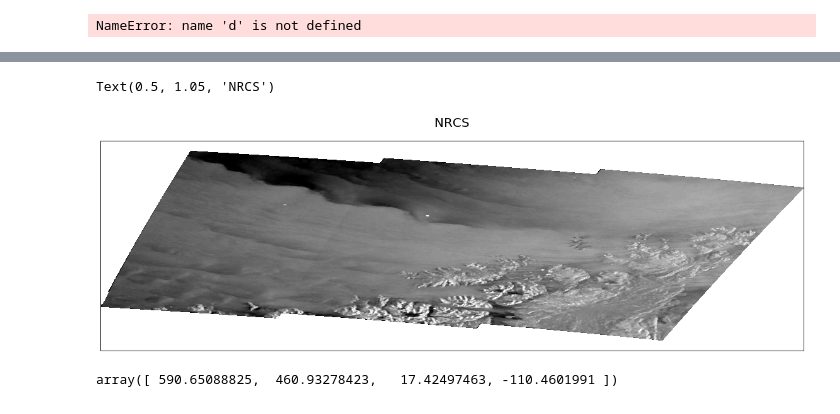
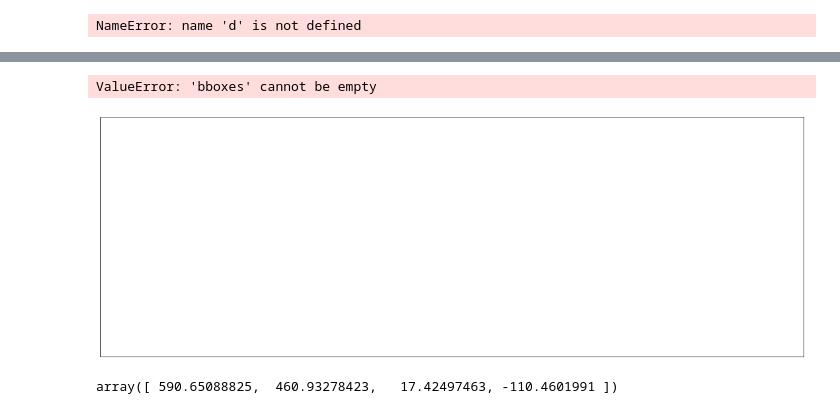
Before and after one commit to nansencenter/openwind, a Jupyter notebook: notebooks/Sentinel-1 wind.ipynb, the cells around one changed output, grey strips where cells are left out. Drawn from its saved outputs; the diff is of its cells as text; code cells hidden in the pictures.

```diff
--- a/notebooks/Sentinel-1 wind.ipynb
+++ b/notebooks/Sentinel-1 wind.ipynb
@@ -40,6 +19,8 @@ environ{'XDG_SESSION_ID': '27',
 #fn = '/home/vagrant/project/S1A_EW_GRDM_1SDH_20190704T070553_20190704T070654_027964_032853_C95D.nc'
 #fn = '/vagrant/lib/project/products/WIND_WIND_UNPROJECTED_S1A_IW_GRDM_1SDV_20190704T052723_20190704T052755_027963_03284A_AF7D.nc'
 fn = '/home/vagrant/project/products/WIND_S1A_IW_GRDM_1SDV_20190709T165618_20190709T165650_028043_032AC4_6010.nc'
+fn = '/home/vagrant/project/products/
+fn = '/home/vagrant/project/products/
 # %%
 n = Nansat(fn)
 # %% [output]
@@ -89,36 +79,36 @@ from cartopy.feature import ShapelyFeature
 
 from matplotlib.colors import LinearSegmentedColormap
 import matplotlib.pyplot as plt
 
 globe = ccrs.Globe(ellipse='WGS84', semimajor_axis=6378137, flattening=1/298.2572235604902)
 proj = ccrs.Stereographic(central_longitude=np.mean(lon), central_latitude=np.mean(lat), globe=globe)
 
 fig, axs = plt.subplots(1, 1, subplot_kw={'projection': proj}, figsize=(20, 14))
 cm = LinearSegmentedColormap.from_list('windspeed', ['#007af6', 'w', '#f04100' ], N=40)
 #extent = [xmin, xmax, ymin, ymax]
 extent = [np.min(lon), np.max(lon), np.min(lat), np.max(lat)]
 speed_lim = [-20, 0]
 land_f = cfeature.NaturalEarthFeature('physical', 'land', '10m', edgecolor='face', facecolor='lightgray')
 
 axs.set_extent(extent, crs=proj)
 #im = axs.imshow(10.*np.log10(s0[::-1,::-1]), extent=extent, transform=proj, cmap='gray', clim=speed_lim, interpolation=None)
 #im = axs.imshow(amp[::-1,::-1], extent=extent, transform=PlateCarree(), clim=[0,300],cmap='gray', interpolation=None)
-axs.contourf(lon, lat, 10.*np.log10(s0), 240, vmin=-20, vmax=0, transform=proj, cmap='gray')
+axs.contourf(lon, lat, n['U'], 40, vmin=-10, vmax=10, transform=proj, cmap='jet')
 #axs.add_feature(pp, crs=proj, facecolor='red', edgecolor='k')
 #axs.plot([np.min(lon), np.max(lon)], [np.min(lat), np.max(lat)],
 #         color='blue', linewidth=2,
 #         # transform=ccrs.Geodetic(),
 #         transform=ccrs.PlateCarree(),
 #         )
 #axs.gridlines(color='gray', linestyle='--')
 axs.add_feature(land_f)
 axs.coastlines(resolution='50m')
 axs.set_title('NRCS', y=1.05, fontsize=20)
 
 #cb = fig.colorbar(im) #, ax=axs.ravel().tolist())
 # %% [output]
-Text(0.5, 1.05, 'NRCS')
+ValueError: 'bboxes' cannot be empty
-[figure, old version]
+[figure, new version]
 # %%
 corners[0]
 # %% [output]
```
Also changed, not shown: parts of 9 cells of this notebook, 2 other files.
